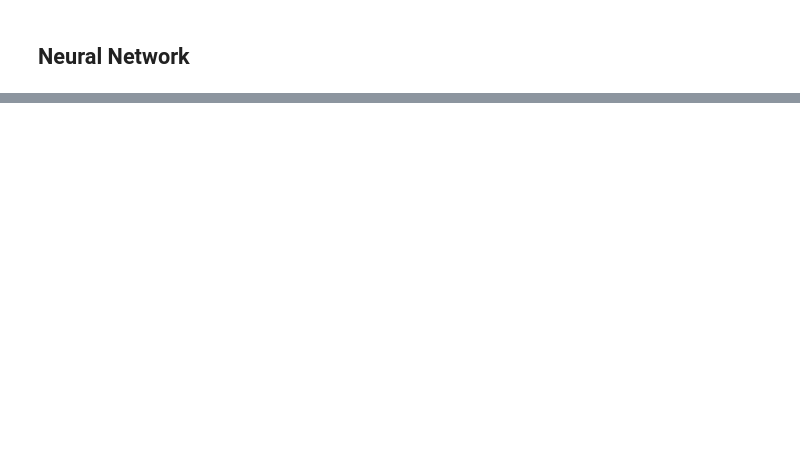
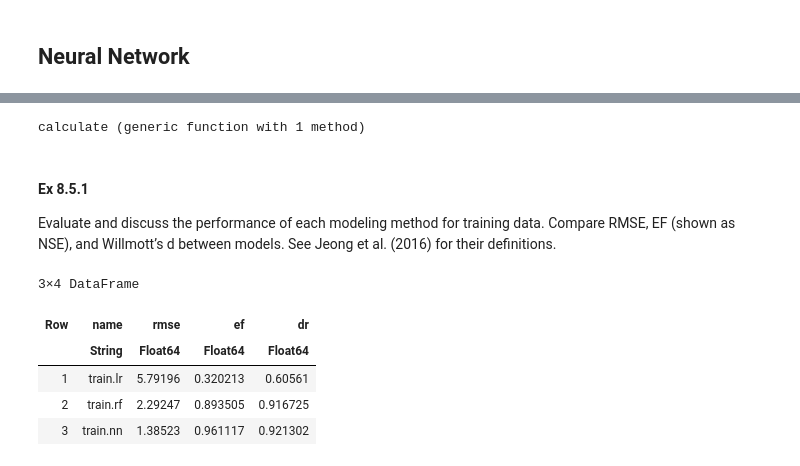
Before and after one commit to uwkimlab/plant_modeling, a Jupyter notebook: labs/L08_Machine_learning/L08-MLJ.ipynb, the cells around one changed output, grey strips where cells are left out. Cells and saved outputs as stored; diff of their text form; code cells hidden in the pictures; blank space fills up the shorter version.

```diff
--- a/labs/L08_Machine_learning/L08-MLJ.ipynb
+++ b/labs/L08_Machine_learning/L08-MLJ.ipynb
@@ -242,5 +379,5 @@ MLJFlux.NeuralNetworkRegressor
 # %%
-builder = MLJFlux.@builder Chain(Dense(n_in, 64), Dense(64, 64), Dense(64, n_out))
-nn = NeuralNetworkRegressor(; builder)
+builder = MLJFlux.@builder Chain(Dense(n_in, 64, relu), Dense(64, 64, relu), Dense(64, n_out))
+nn = NeuralNetworkRegressor(; builder, epochs = 200)
 # %% [output]
 NeuralNetworkRegressor(
@@ -264,0 +397,2 @@ Machine{NeuralNetworkRegressor{GenericBuilder{#3#4},…},…} @262 trained 0 tim
+# %%
+pipe = Standardizer |> TransformedTargetModel(nn, transformer = Standardizer)
@@ -318,0 +487,29 @@ rmse(nn_ŷ_test, y[test])
+# %%
+calculate(O, a...) = begin
+    f(n, E) = DataFrame(
+        name = n,
+        rmse = Cropbox.metricfunc(:rmse)(E, O),
+        ef = Cropbox.metricfunc(:ef)(E, O),
+        dr = Cropbox.metricfunc(:dr)(E, O),
+    )
+    vcat([f(n, E) for (n, E) in a]...)
+end
+# %% [output]
+calculate (generic function with 1 method)
+# %% [markdown]
+#### Ex 8.5.1
+
+Evaluate and discuss the performance of each modeling method for training data. Compare RMSE, EF (shown as NSE), and Willmott’s d between models. See Jeong et al. (2016) for their definitions.
+# %%
+stats_train = calculate(y[train],
+    "train.lr" => lr_ŷ_train,
+    "train.rf" => rf_ŷ_train,
+    "train.nn" => nn_ŷ_train,
+)
+# %% [output]
+3×4 DataFrame
+| Row | name | rmse | ef | dr |
+|  | String | Float64 | Float64 | Float64 |
+| 1 | train.lr | 5.79196 | 0.320213 | 0.60561 |
+| 2 | train.rf | 2.29247 | 0.893505 | 0.916725 |
+| 3 | train.nn | 1.38523 | 0.961117 | 0.921302 |
```
Also changed, not shown: parts of 90 cells of this notebook.
